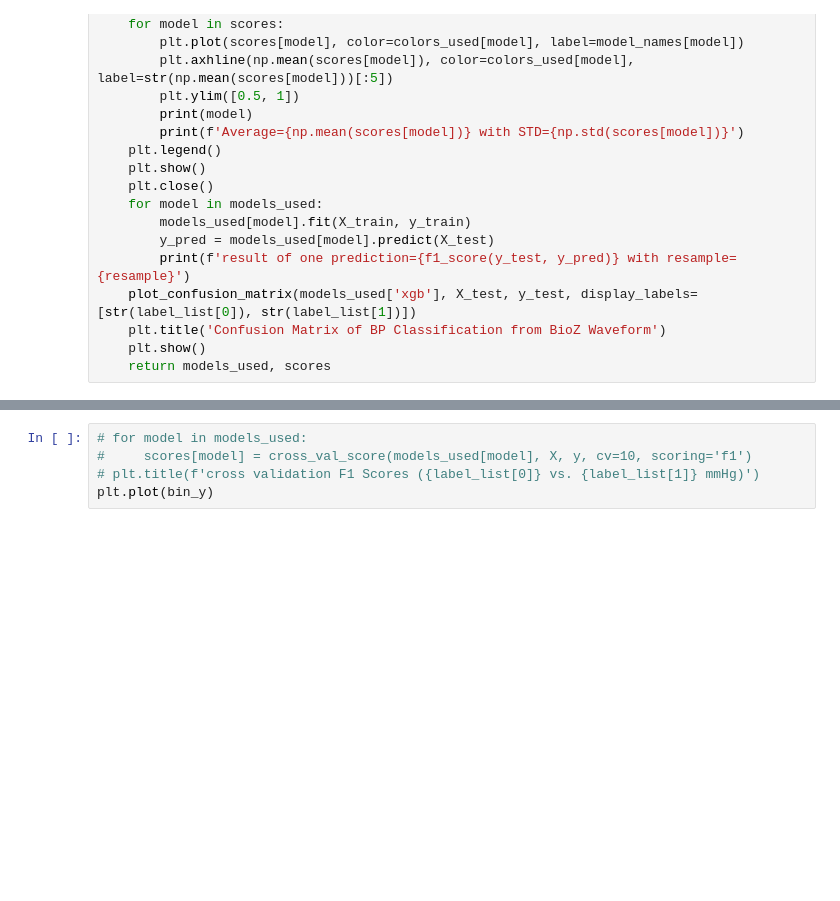
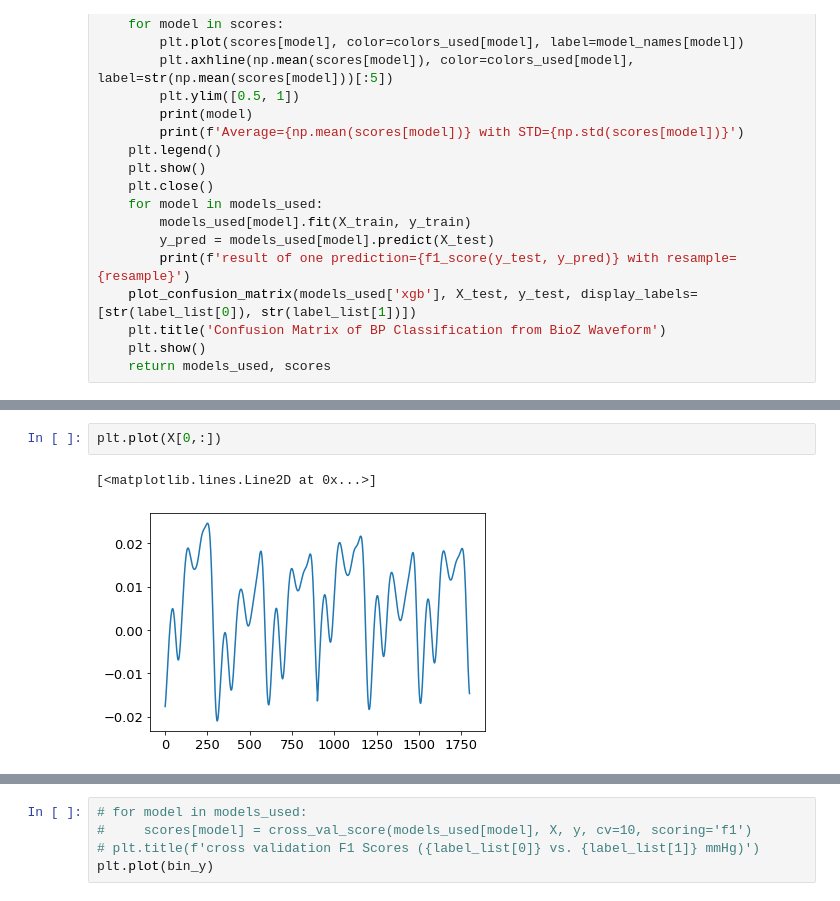
Before and after one commit to Innoversa/subject_variance_analysis, a Jupyter notebook: bin_classification.ipynb, the cells around one changed output, grey strips where cells are left out. Saved outputs shown, nothing was run; the diff lists cells and outputs as text; blank space fills up the shorter version.

```diff
--- a/bin_classification.ipynb
+++ b/bin_classification.ipynb
@@ -128,0 +130,5 @@ X = mm.fit_transform(X)
+# %%
+plt.plot(X[0,:])
+# %% [output]
+[<matplotlib.lines.Line2D at 0x...>]
+[figure, added]
```
Also changed, not shown: parts of 11 cells of this notebook, 1 other file.
